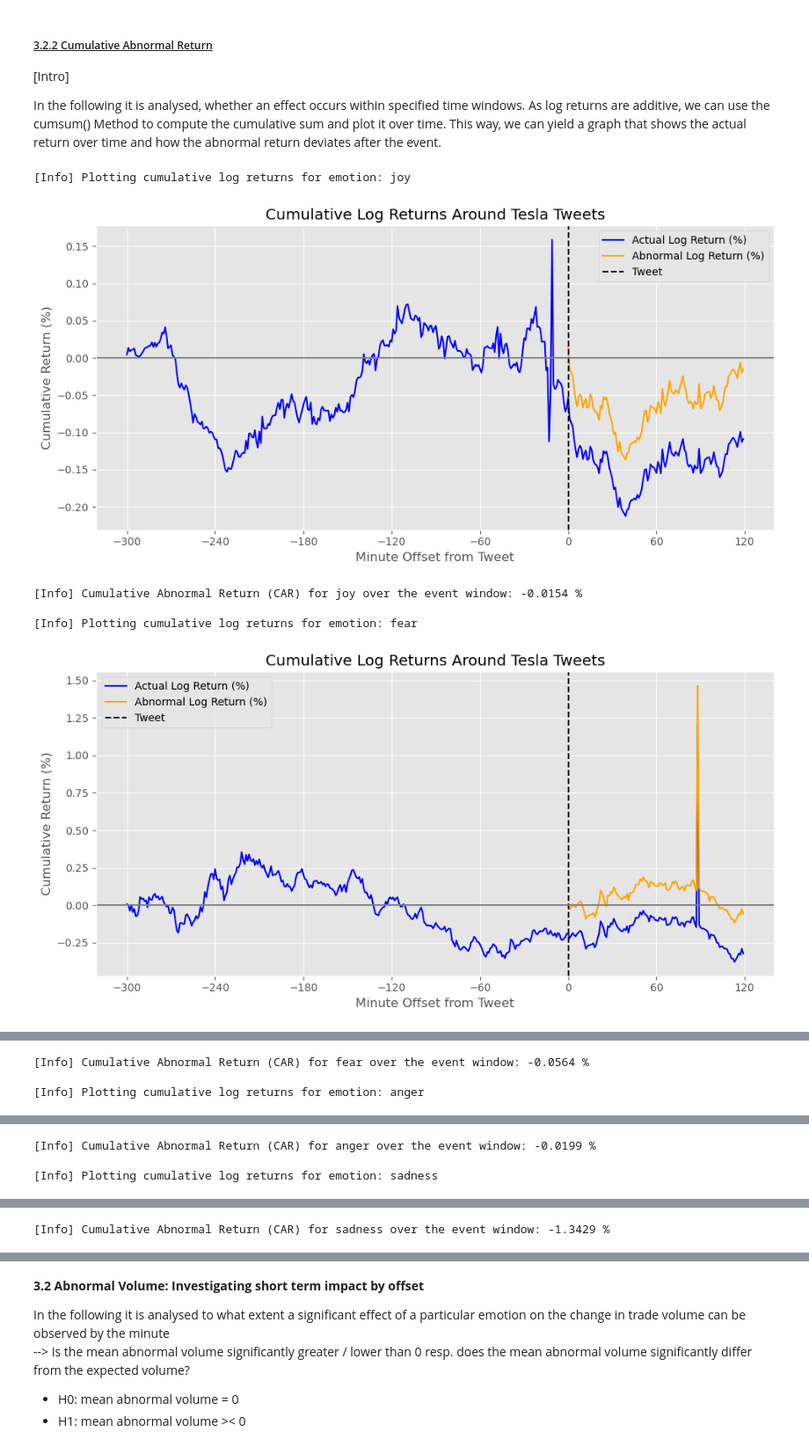
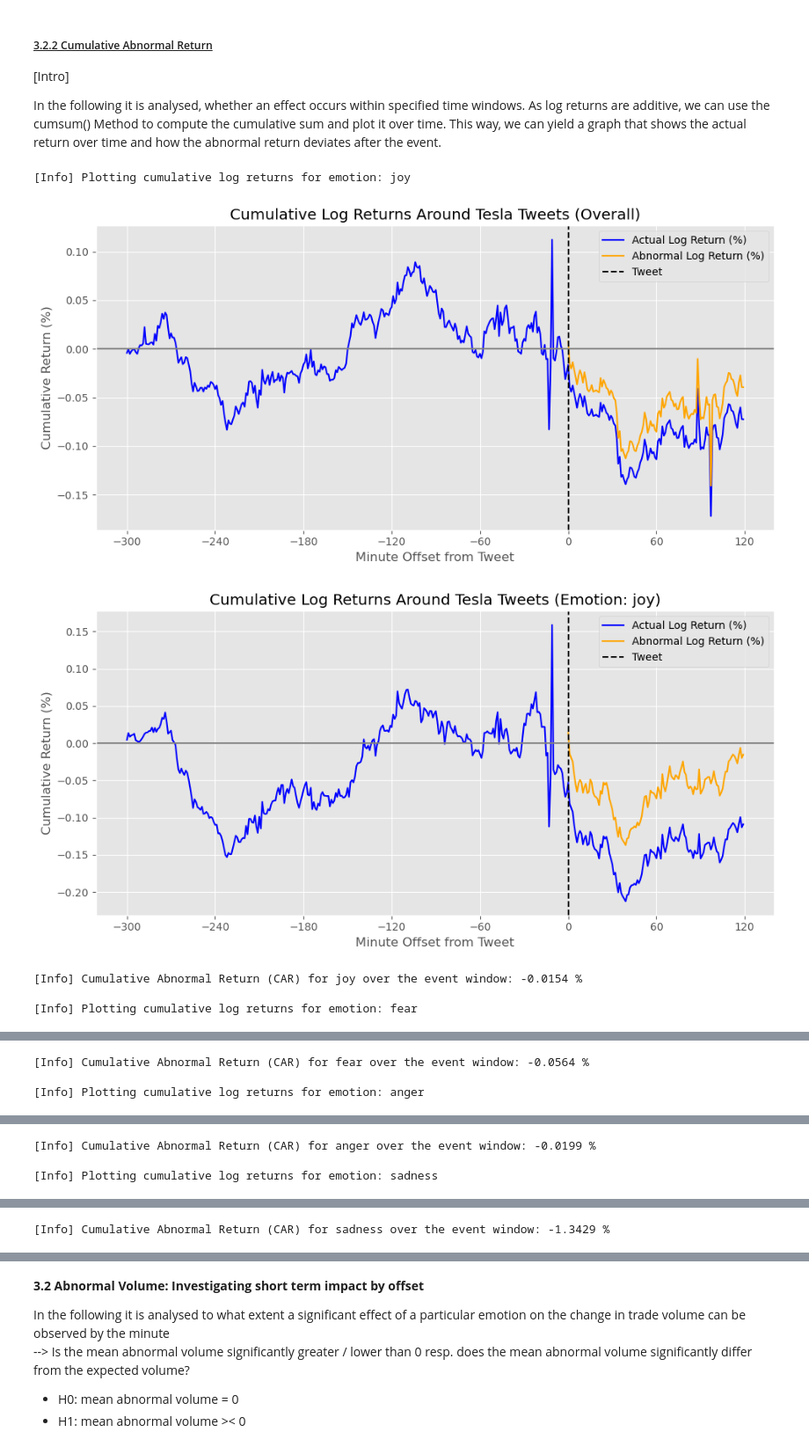
Before and after one commit to AK960/COIN_Repo, a Jupyter notebook: scripts/analyse_emotions.ipynb, the cells around one changed output, grey strips where cells are left out. Shown at 88% size. Saved outputs shown, nothing was run; the diff lists cells and outputs as text; code cells hidden in the pictures.

Commit message:
Finishing event study twitter returns

```diff
--- a/scripts/analyse_emotions.ipynb
+++ b/scripts/analyse_emotions.ipynb
@@ -985,48 +1000,70 @@ plt.show()
     In the following it is analysed, whether an effect occurs within specified time windows. As log returns are additive, we can use the cumsum() Method to compute the cumulative sum and plot it over time. This way, we can yield a graph that shows the actual return over time and how the abnormal return deviates after the event.
 </p>
 # %%
-### [All emotions] Plotting Cumulative Log Returns Around Tweets ###
+### [All emotions] Plotting Cumulative Log Returns Around Tweets by emotion ###
 
 # Present emotions in the DataFrame
 emotions = df_event_study_pre_post['event_emo'].unique()
 
-for emo in emotions:
+for emo, i in zip(emotions, range(len(emotions))):
     print(f"[Info] Plotting cumulative log returns for emotion: {emo}")
 
     # 0. Windows
     estimation_window = df_event_study_pre_post
     event_window = df_event_study_pre_post[df_event_study_pre_post['event_fin_offset'] >= 0]
+
+    # 0.5 Plot Overall Cumulative Log Returns Around Tweets
+    if i == 0:
+        actual_returns = estimation_window.groupby('event_fin_offset')['actual_return'].mean()
+        cumulative_actual_return = actual_returns.cumsum()
+
+        abnormal_returns = event_window.groupby('event_fin_offset')['abnormal_return'].mean()
+        cumulative_abnormal_return = abnormal_returns.cumsum()
+
+        plt.figure(figsize=(10, 5))
+        plt.plot(cumulative_actual_return.index, cumulative_actual_return.values * 100, label="Actual Log Return (%)", color="blue")
+        plt.plot(cumulative_abnormal_return.index, cumulative_abnormal_return.values * 100, label="Abnormal Log Return (%)", color="orange")
+        plt.axvline(0, linestyle="--", color="black", label="Tweet")
+        plt.axhline(0, linestyle="-", color="gray")
+        plt.title("Cumulative Log Returns Around Tesla Tweets (Overall)")
+        plt.xlabel("Minute Offset from Tweet")
+        plt.xticks([-300, -240, -180, -120, -60, 0, 60, 120])
+        plt.ylabel("Cumulative Return (%)")
+        plt.legend()
+        plt.grid(True)
+        plt.tight_layout()
+        plt.show()
 
     # 1. Calculate cumulative actual log returns around tweets
     actual_returns = estimation_window[estimation_window['event_emo'] == emo].groupby('event_fin_offset')['actual_return'].mean()
     cumulative_actual_return = actual_returns.cumsum()
 
     # 2. Caluculate cumulative abnormal log returns around tweets
     abnormal_returns = event_window[event_window['event_emo'] == emo].groupby('event_fin_offset')['abnormal_return'].mean()
     cumulative_abnormal_return = abnormal_returns.cumsum()
 
     # 3. Plot
     plt.figure(figsize=(10, 5))
     plt.plot(cumulative_actual_return.index, cumulative_actual_return.values * 100, label="Actual Log Return (%)", color="blue")
     plt.plot(cumulative_abnormal_return.index, cumulative_abnormal_return.values * 100, label="Abnormal Log Return (%)", color="orange")
     plt.axvline(0, linestyle="--", color="black", label="Tweet")
     plt.axhline(0, linestyle="-", color="gray")
-    plt.title("Cumulative Log Returns Around Tesla Tweets")
+    plt.title("Cumulative Log Returns Around Tesla Tweets (Emotion: " + emo + ")")
     plt.xlabel("Minute Offset from Tweet")
     plt.xticks([-300, -240, -180, -120, -60, 0, 60, 120])
     plt.ylabel("Cumulative Return (%)")
     plt.legend()
     plt.grid(True)
     plt.tight_layout()
     plt.show()
 
     # Print CAR over the event window
     car_correct = abnormal_returns.sum()  # Summe der rohen abnormal returns
     print(f"[Info] Cumulative Abnormal Return (CAR) for {emo} over the event window: {car_correct* 100:.4f} %\n")
 # %% [output]
 [Info] Plotting cumulative log returns for emotion: joy
-[figure, old version]
+[figure, new version]
+[figure, new version]
 [Info] Cumulative Abnormal Return (CAR) for joy over the event window: -0.0154 %
 
 [Info] Plotting cumulative log returns for emotion: fear
-[figure, old version]
```
Also changed, not shown: parts of 4 cells of this notebook.
